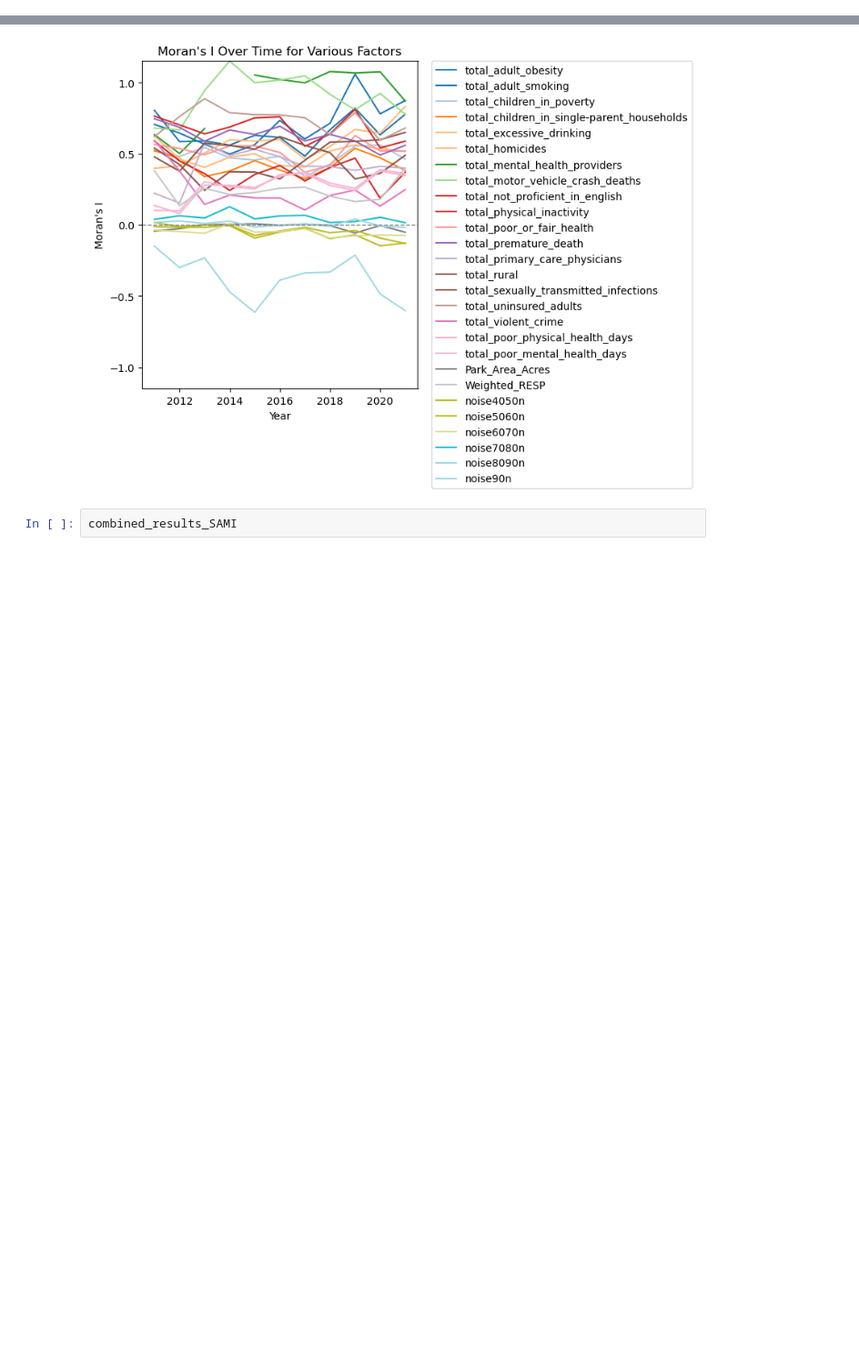
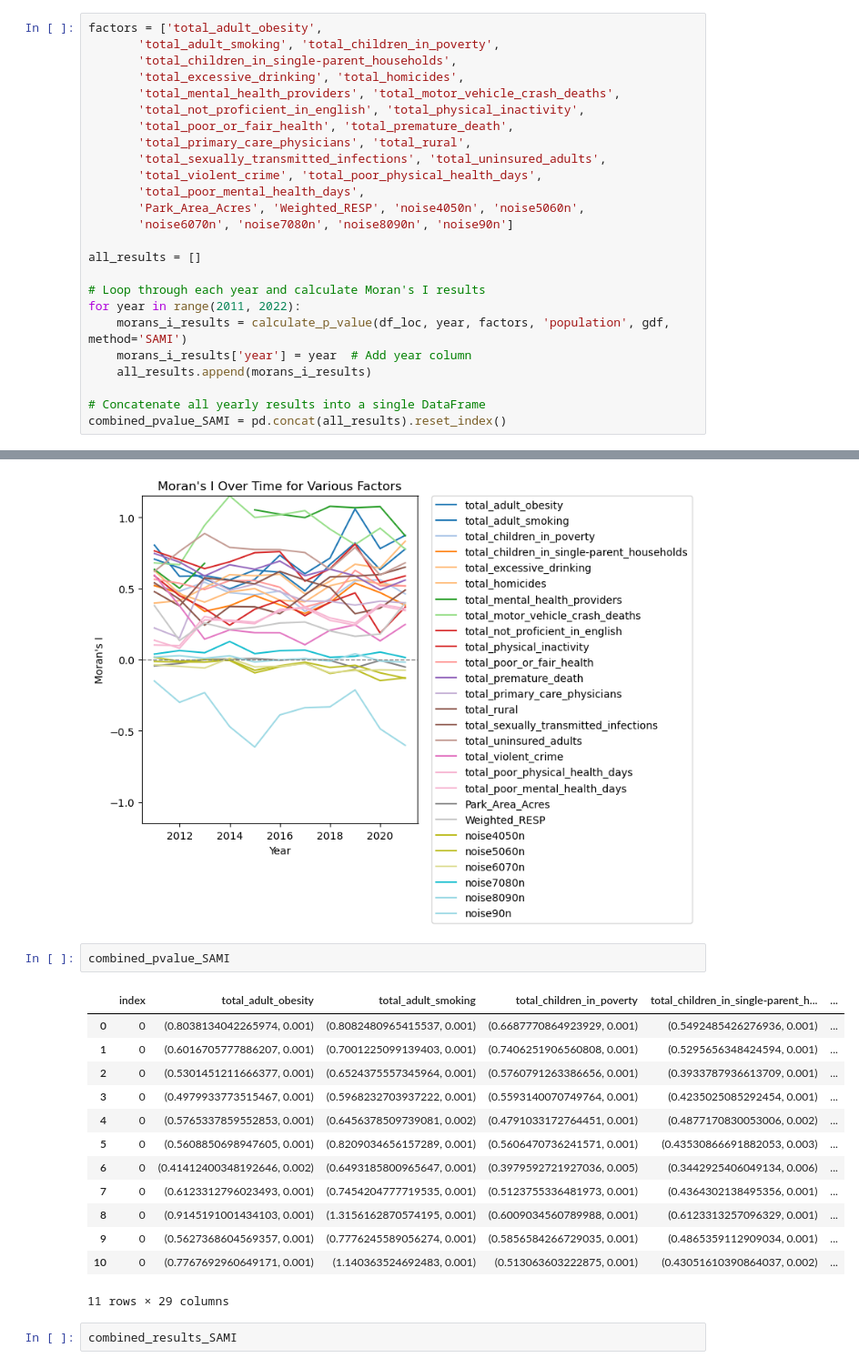
Before and after one commit to ljyyyy120/Captone_depression, a Jupyter notebook: 01_code/data_analysis/02_morani.ipynb, the cells around one changed output, grey strips where cells are left out. Shown at 91% size. Cells and saved outputs as stored; diff of their text form; blank space fills up the shorter version.

Commit message:
moran'sI

```diff
--- a/01_code/data_analysis/02_morani.ipynb
+++ b/01_code/data_analysis/02_morani.ipynb
@@ -154,3 +221,28 @@ for year in range(2011, 2022):
 
 # Concatenate all yearly results into a single DataFrame
 combined_results_capita = pd.concat(all_results).reset_index()
+# %%
+factors = ['total_adult_obesity',
+       'total_adult_smoking', 'total_children_in_poverty',
+       'total_children_in_single-parent_households',
+       'total_excessive_drinking', 'total_homicides',
+       'total_mental_health_providers', 'total_motor_vehicle_crash_deaths',
+       'total_not_proficient_in_english', 'total_physical_inactivity',
+       'total_poor_or_fair_health', 'total_premature_death',
+       'total_primary_care_physicians', 'total_rural',
+       'total_sexually_transmitted_infections', 'total_uninsured_adults',
+       'total_violent_crime', 'total_poor_physical_health_days',
+       'total_poor_mental_health_days',
+       'Park_Area_Acres', 'Weighted_RESP', 'noise4050n', 'noise5060n',
+       'noise6070n', 'noise7080n', 'noise8090n', 'noise90n']
+
+all_results = []
+
+# Loop through each year and calculate Moran's I results
+for year in range(2011, 2022):
+    morans_i_results = calculate_p_value(df_loc, year, factors, 'population', gdf, method='SAMI')
+    morans_i_results['year'] = year  # Add year column
+    all_results.append(morans_i_results)
+
+# Concatenate all yearly results into a single DataFrame
+combined_pvalue_SAMI = pd.concat(all_results).reset_index()
@@ -207,6 +315,22 @@ plt.tight_layout(rect=[0, 0, 0.85, 1])
 plt.show()
 # %% [output]
 [figure]
+# %%
+combined_pvalue_SAMI
+# %% [output]
+|  | index | total_adult_obesity | total_adult_smoking | total_children_in_poverty | total_children_in_single-parent_h... | ... |
+| 0 | 0 | (0.8038134042265974, 0.001) | (0.8082480965415537, 0.001) | (0.6687770864923929, 0.001) | (0.5492485426276936, 0.001) | ... |
+| 1 | 0 | (0.6016705777886207, 0.001) | (0.7001225099139403, 0.001) | (0.7406251906560808, 0.001) | (0.5295656348424594, 0.001) | ... |
+| 2 | 0 | (0.5301451211666377, 0.001) | (0.6524375557345964, 0.001) | (0.5760791263386656, 0.001) | (0.3933787936613709, 0.001) | ... |
+| 3 | 0 | (0.4979933773515467, 0.001) | (0.5968232703937222, 0.001) | (0.5593140070749764, 0.001) | (0.4235025085292454, 0.001) | ... |
+| 4 | 0 | (0.5765337859552853, 0.001) | (0.6456378509739081, 0.002) | (0.4791033172764451, 0.001) | (0.4877170830053006, 0.002) | ... |
+| 5 | 0 | (0.5608850698947605, 0.001) | (0.8209034656157289, 0.001) | (0.5606470736241571, 0.001) | (0.43530866691882053, 0.003) | ... |
+| 6 | 0 | (0.41412400348192646, 0.002) | (0.6493185800965647, 0.001) | (0.3979592721927036, 0.005) | (0.3442925406049134, 0.006) | ... |
+| 7 | 0 | (0.6123312796023493, 0.001) | (0.7454204777719535, 0.001) | (0.5123755336481973, 0.001) | (0.4364302138495356, 0.001) | ... |
+| 8 | 0 | (0.9145191001434103, 0.001) | (1.3156162870574195, 0.001) | (0.6009034560789988, 0.001) | (0.6123313257096329, 0.001) | ... |
+| 9 | 0 | (0.5627368604569357, 0.001) | (0.7776245589056274, 0.001) | (0.5856584266729035, 0.001) | (0.4865359112909034, 0.001) | ... |
+| 10 | 0 | (0.7767692960649171, 0.001) | (1.140363524692483, 0.001) | (0.513063603222875, 0.001) | (0.43051610390864037, 0.002) | ... |
+11 rows × 29 columns
 # %%
 combined_results_SAMI
 # %% [output]
```
Also changed, not shown: parts of 3 cells of this notebook, 4 other files.
